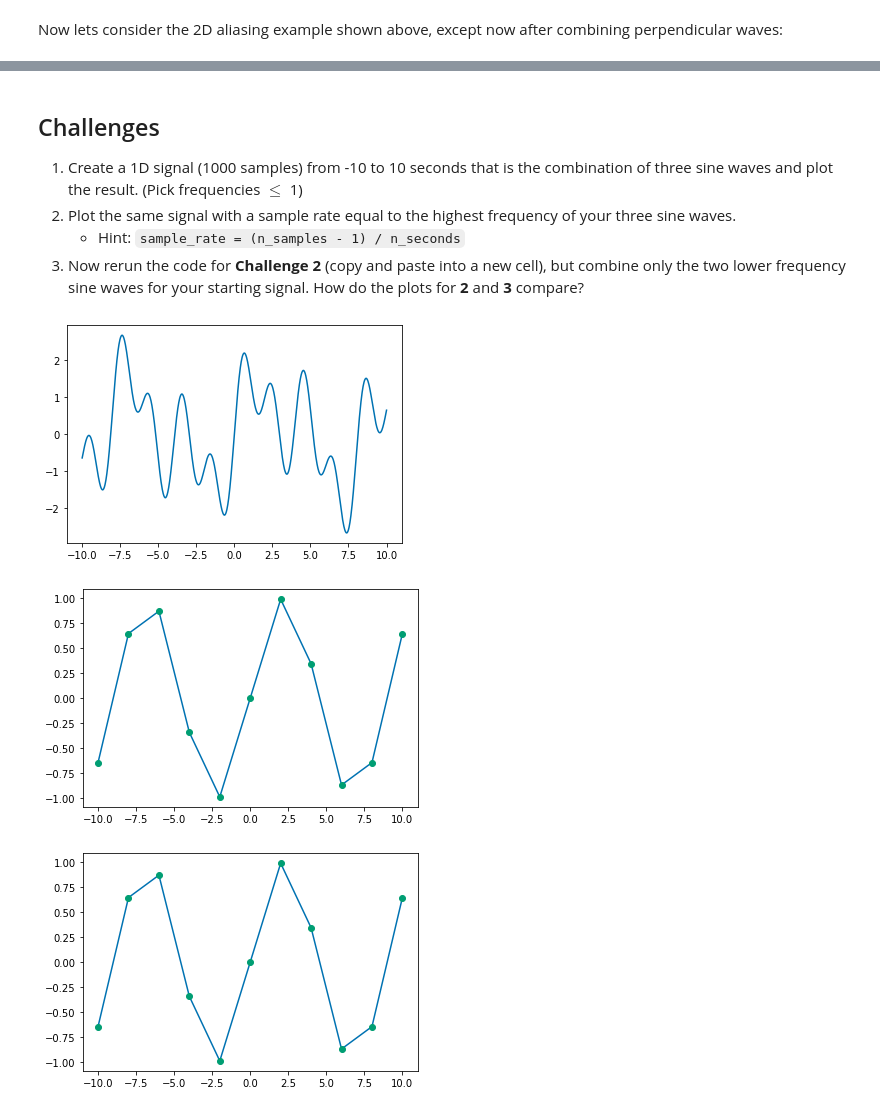
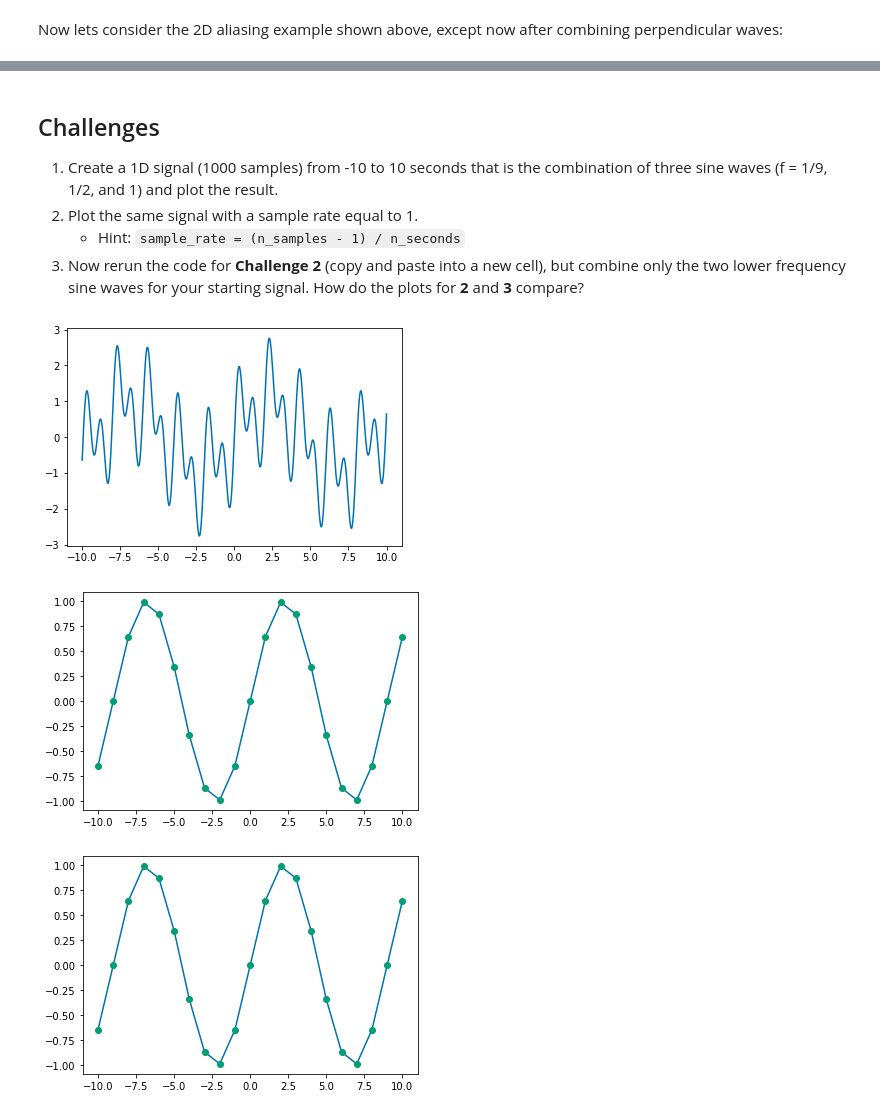
Before and after one commit to TheJacksonLaboratory/images-as-signals, a Jupyter notebook: lessons/1-Sampling_Theorem.ipynb, the cells around one changed output, grey strips where cells are left out. Drawn from its saved outputs; the diff is of its cells as text; code cells hidden in the pictures.

```diff
--- a/lessons/1-Sampling_Theorem.ipynb
+++ b/lessons/1-Sampling_Theorem.ipynb
@@ -399,27 +436,27 @@ ax[1].set_title('Frequency of signal > sampling frequency');
 # %% [markdown]
 ## Challenges
 
-1. Create a 1D signal (1000 samples) from -10 to 10 seconds that is the combination of three sine waves and plot the result. (Pick frequencies $\leq$ 1)
-2. Plot the same signal with a sample rate equal to the highest frequency of your three sine waves.
+1. Create a 1D signal (1000 samples) from -10 to 10 seconds that is the combination of three sine waves (f = 1/9, 1/2, and 1) and plot the result.
+2. Plot the same signal with a sample rate equal to 1.
     - Hint: `sample_rate = (n_samples - 1) / n_seconds`
 3. Now rerun the code for **Challenge 2** (copy and paste into a new cell), but combine only the two lower frequency sine waves for your starting signal. How do the plots for **2** and **3** compare?
 # %%
 # Challenge 1 solution
 
-f = [1/9, 1/4, 1/2]
+f = [1/9, 1/2, 1]
 n_samples = 1000
 x = np.linspace(-10, 10, n_samples)
 y = [np.sin(x*freq*(2*np.pi)) for freq in f]
 y = np.sum(y, axis=0)
 
 plt.plot(x,y);
 # %% [output]
-[figure, old version]
+[figure, new version]
 # %%
 # Challenge 2 solution
 
-f = [1/9, 1/4, 1/2]
-sample_rate = 1/2
+f = [1/9, 1/2, 1]
+sample_rate = 1
 n_samples = sample_rate * 20 + 1
 x = np.linspace(-10, 10, n_samples)
 y = [np.sin(x*freq*(2*np.pi)) for freq in f]
@@ -428,15 +465,15 @@ y = np.sum(y, axis=0)
 plt.plot(x,y)
 plt.plot(x,y, 'o');
 # %% [output]
-[figure, old version]
+[figure, new version]
 # %%
 # Challenge 3 solution
 #
 # Note that this produces the same output as the Challenge 2 solution,
 # despite not including the highest frequency component
 
-f = [1/9, 1/4]
-sample_rate = 1/2
+f = [1/9, 1/2]
+sample_rate = 1
 n_samples = sample_rate * 20 + 1
 x = np.linspace(-10, 10, n_samples)
 y = [np.sin(x*freq*(2*np.pi)) for freq in f]
@@ -445,4 +482,4 @@ y = np.sum(y, axis=0)
 plt.plot(x,y)
 plt.plot(x,y, 'o');
 # %% [output]
-[figure, old version]
+[figure, new version]
```
Also changed, not shown: parts of 9 cells of this notebook, 3 other files.
